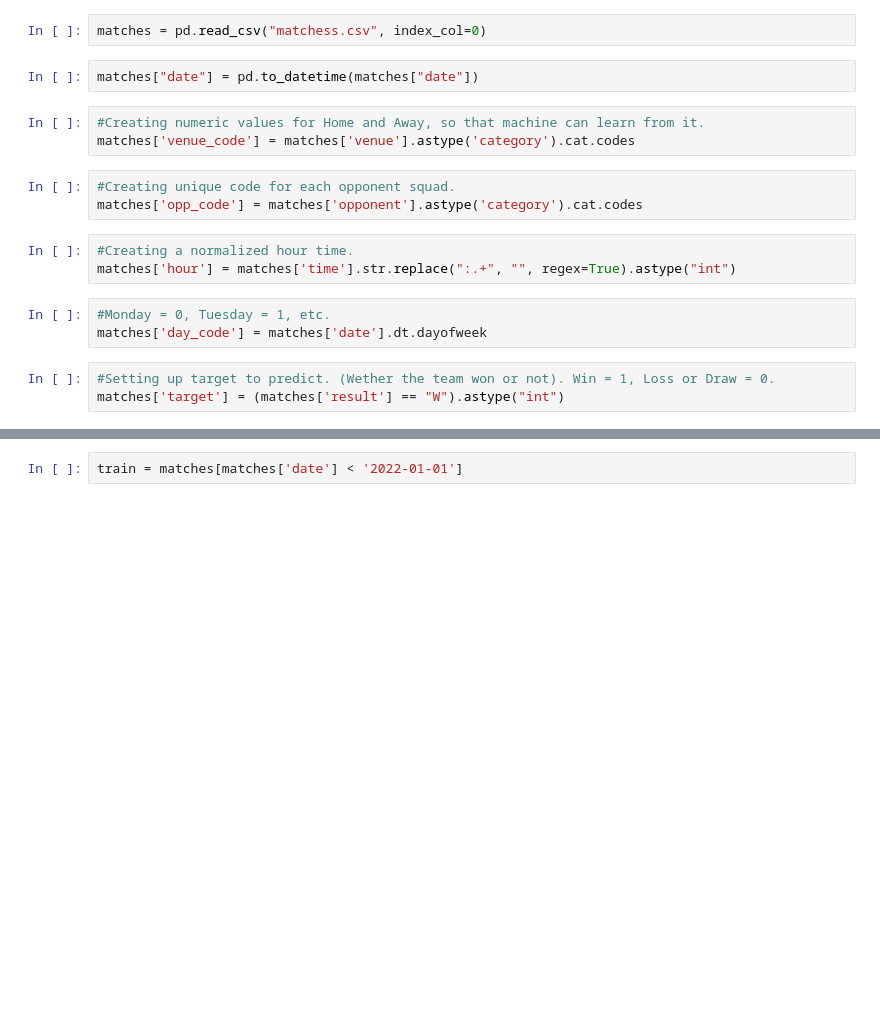
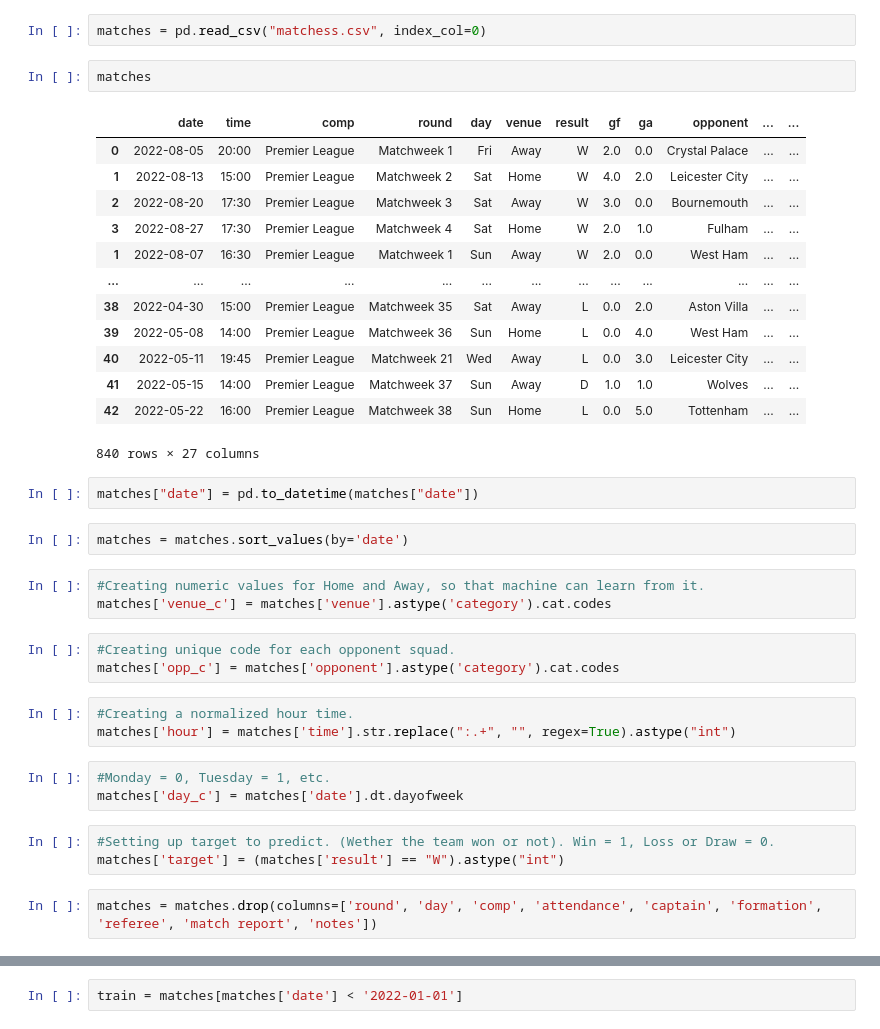
Before and after one commit to Miserry/dataQuest-DataAnalysis-Exercising, a Jupyter notebook: Predict PL matches.ipynb, the cells around one changed output, grey strips where cells are left out. Cells and saved outputs as stored; diff of their text form; blank space fills up the shorter version.

```diff
--- a/Predict PL matches.ipynb
+++ b/Predict PL matches.ipynb
@@ -5,20 +5,40 @@ from sklearn.metrics import accuracy_score
 from sklearn.metrics import precision_score
 # %%
 matches = pd.read_csv("matchess.csv", index_col=0)
+# %%
+matches
+# %% [output]
+|  | date | time | comp | round | day | venue | result | gf | ga | opponent | ... | ... |
+| 0 | 2022-08-05 | 20:00 | Premier League | Matchweek 1 | Fri | Away | W | 2.0 | 0.0 | Crystal Palace | ... | ... |
+| 1 | 2022-08-13 | 15:00 | Premier League | Matchweek 2 | Sat | Home | W | 4.0 | 2.0 | Leicester City | ... | ... |
+| 2 | 2022-08-20 | 17:30 | Premier League | Matchweek 3 | Sat | Away | W | 3.0 | 0.0 | Bournemouth | ... | ... |
+| 3 | 2022-08-27 | 17:30 | Premier League | Matchweek 4 | Sat | Home | W | 2.0 | 1.0 | Fulham | ... | ... |
+| 1 | 2022-08-07 | 16:30 | Premier League | Matchweek 1 | Sun | Away | W | 2.0 | 0.0 | West Ham | ... | ... |
+| ... | ... | ... | ... | ... | ... | ... | ... | ... | ... | ... | ... | ... |
+| 38 | 2022-04-30 | 15:00 | Premier League | Matchweek 35 | Sat | Away | L | 0.0 | 2.0 | Aston Villa | ... | ... |
+| 39 | 2022-05-08 | 14:00 | Premier League | Matchweek 36 | Sun | Home | L | 0.0 | 4.0 | West Ham | ... | ... |
+| 40 | 2022-05-11 | 19:45 | Premier League | Matchweek 21 | Wed | Away | L | 0.0 | 3.0 | Leicester City | ... | ... |
+| 41 | 2022-05-15 | 14:00 | Premier League | Matchweek 37 | Sun | Away | D | 1.0 | 1.0 | Wolves | ... | ... |
+| 42 | 2022-05-22 | 16:00 | Premier League | Matchweek 38 | Sun | Home | L | 0.0 | 5.0 | Tottenham | ... | ... |
+840 rows × 27 columns
 # %%
 matches["date"] = pd.to_datetime(matches["date"])
+# %%
+matches = matches.sort_values(by='date')
 # %%
 #Creating numeric values for Home and Away, so that machine can learn from it.
-matches['venue_code'] = matches['venue'].astype('category').cat.codes
+matches['venue_c'] = matches['venue'].astype('category').cat.codes
 # %%
 #Creating unique code for each opponent squad.
-matches['opp_code'] = matches['opponent'].astype('category').cat.codes
+matches['opp_c'] = matches['opponent'].astype('category').cat.codes
 # %%
 #Creating a normalized hour time.
 matches['hour'] = matches['time'].str.replace(":.+", "", regex=True).astype("int")
 # %%
 #Monday = 0, Tuesday = 1, etc.
-matches['day_code'] = matches['date'].dt.dayofweek
+matches['day_c'] = matches['date'].dt.dayofweek
 # %%
 #Setting up target to predict. (Wether the team won or not). Win = 1, Loss or Draw = 0.
 matches['target'] = (matches['result'] == "W").astype("int")
+# %%
+matches = matches.drop(columns=['round', 'day', 'comp', 'attendance', 'captain', 'formation', 'referee', 'match report', 'notes'])
```
Also changed, not shown: parts of 29 cells of this notebook.
